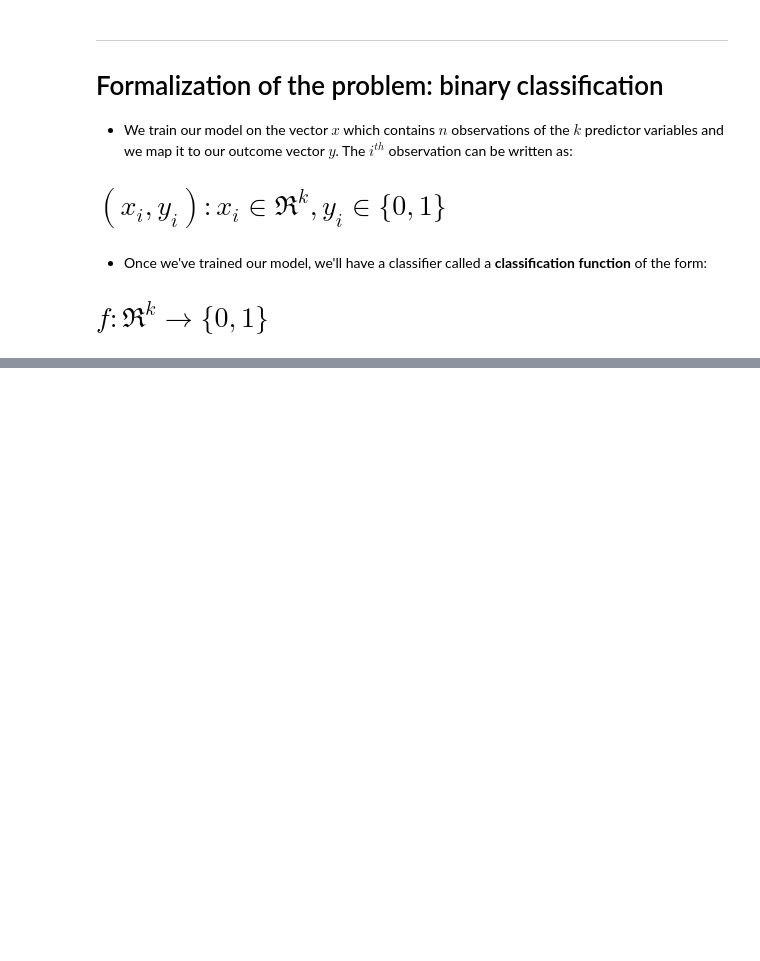
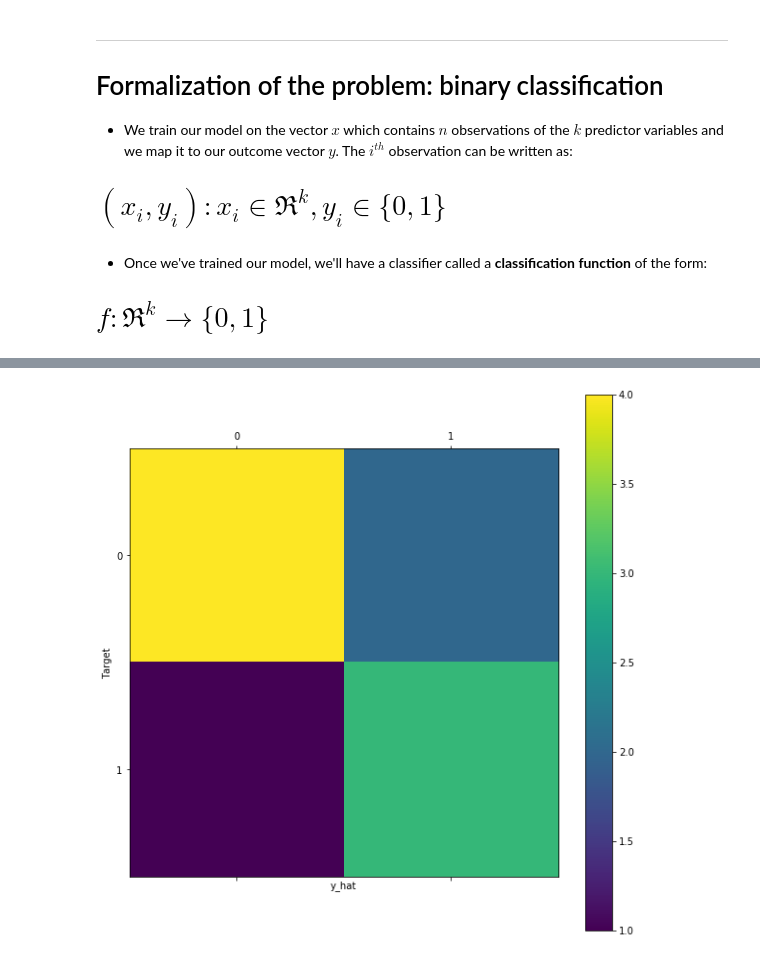
Before and after one commit to sinclam2/regression-analysis-with-python, a Jupyter notebook: 04-Logistic-Regression.ipynb, the cells around one changed output, grey strips where cells are left out. Cells and saved outputs as stored; diff of their text form; code cells hidden in the pictures; blank space fills up the shorter version.

```diff
--- a/04-Logistic-Regression.ipynb
+++ b/04-Logistic-Regression.ipynb
@@ -41,0 +117,3 @@ ____
+# %%
+target = [0,0,0,0,0,0,1,1,1,1]
+y_hat = [0,0,0,0,1,1,1,1,1,0]
@@ -41,0 +124,3 @@ ____
+# %%
+matrix = confusion_matrix(target, y_hat)
+matrix
@@ -41,0 +156,8 @@ ____
+# %%
+plt.matshow(matrix)
+plt.colorbar()
+plt.ylabel('Target')
+plt.xlabel('y_hat')
+plt.show()
+# %% [output]
+[figure, added]
```
Also changed, not shown: parts of 24 cells of this notebook.
